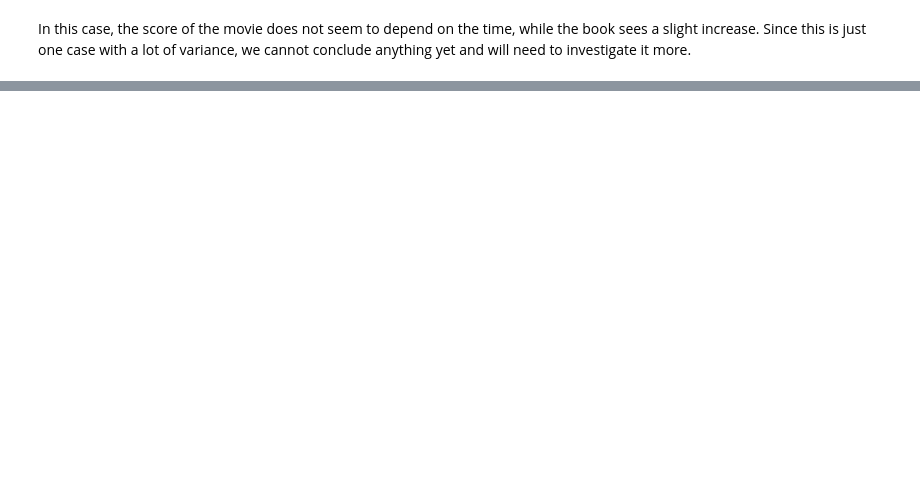
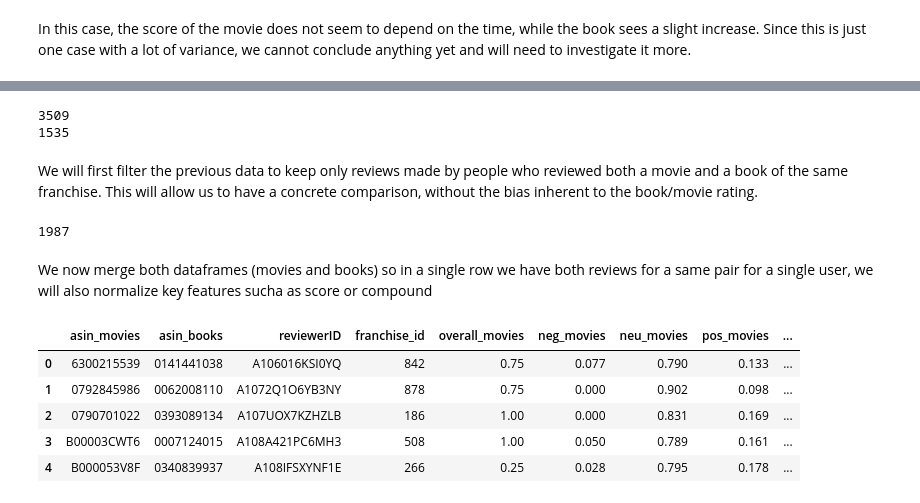
Before and after one commit to ImLemni/ada-epfl, a Jupyter notebook: project/Milestone2.ipynb, the cells around one changed output, grey strips where cells are left out. Drawn from its saved outputs; the diff is of its cells as text; code cells hidden in the pictures; blank space fills up the shorter version.

```diff
--- a/project/Milestone2.ipynb
+++ b/project/Milestone2.ipynb
@@ -883,0 +1017,67 @@ In this case, the score of the movie does not seem to depend on the time, while
+# %%
+movies_df[['neg', 'neu', 'pos', 'compound']
+          ] = movies_df['sentiment'].apply(split_sentiment)
+books_df[['neg', 'neu', 'pos', 'compound']
+         ] = books_df['sentiment'].apply(split_sentiment)
+
+print(len(books_df['asin'].unique()))
+print(len(movies_df['asin'].unique()))
+# %% [output]
+3509
+1535
+# %% [markdown]
+We will first filter the previous data to keep only reviews made by people who reviewed both a movie and a book of the same franchise. This will allow us to have a concrete comparison, without the bias inherent to the book/movie rating.
+# %%
+# Filter the users who gave reviews for a pair
+movies_users = movies_df['reviewerID'].unique()
+books_users = books_df['reviewerID'].unique()
+users_both = np.intersect1d(movies_users, books_users)
+len(users_both)
+
+user_same_franchise = []
+with ProgressBar(len(users_both)) as progress_bar:
+    for user in users_both:
+        movies_reviews_fr = movies_df[movies_df["reviewerID"]
+                                      == user]["franchise_id"].unique()
+        books_reviews_fr = books_df[books_df["reviewerID"]
+                                    == user]["franchise_id"].unique()
+        if len(np.intersect1d(movies_reviews_fr, books_reviews_fr)) > 0:
+            user_same_franchise.append({"user": user, "franchises": np.intersect1d(
+                movies_reviews_fr, books_reviews_fr)})
+        progress_bar.update(1)
+
+len(user_same_franchise)
+# %% [output]
+1987
+# %%
+# Filter the dataframes with these users
+# Take only reviews made by these users for the pair, not all their reviews
+mov_m = pd.DataFrame()
+book_m = pd.DataFrame()
+with ProgressBar(len(user_same_franchise)) as progress_bar:
+    for user_dict in user_same_franchise:
+        for fr in user_dict['franchises']:
+            mov_m = mov_m.append(movies_df[(movies_df["reviewerID"] == user_dict['user']) & (
+                movies_df["franchise_id"] == fr)])
+
+            book_m = book_m.append(books_df[(books_df["reviewerID"] == user_dict['user']) & (
+                books_df["franchise_id"] == fr)])
+        progress_bar.update(1)
+# %% [markdown]
+We now merge both dataframes (movies and books) so in a single row we have both reviews for a same pair for a single user, we will also normalize key features sucha as score or compound
+# %%
+# Merge the dataframes with reviewerID and franchiseID as keys
+merged_df = mov_m.merge(book_m, on=["reviewerID", "franchise_id"],
+                        suffixes=["_movies", "_books"])
+merged_df = merged_df[['asin_movies', 'asin_books', 'reviewerID', 'franchise_id', "overall_movies",  "neg_movies", "neu_movies",
+                       "pos_movies", "compound_movies", "overall_books", "neg_books", "neu_books", "pos_books", "compound_books", "unixReviewTime_books", "unixReviewTime_movies"]]
+merged_df = normalizeColumn(
+    merged_df, ["overall_movies", "overall_books", "compound_movies", "compound_books"])
+merged_df.head(5)
+# %% [output]
+|  | asin_movies | asin_books | reviewerID | franchise_id | overall_movies | neg_movies | neu_movies | pos_movies | ... |
+| 0 | 6300215539 | 0141441038 | A106016KSI0YQ | 842 | 0.75 | 0.077 | 0.790 | 0.133 | ... |
+| 1 | 0792845986 | 0062008110 | A1072Q1O6YB3NY | 878 | 0.75 | 0.000 | 0.902 | 0.098 | ... |
+| 2 | 0790701022 | 0393089134 | A107UOX7KZHZLB | 186 | 1.00 | 0.000 | 0.831 | 0.169 | ... |
+| 3 | B00003CWT6 | 0007124015 | A108A421PC6MH3 | 508 | 1.00 | 0.050 | 0.789 | 0.161 | ... |
+| 4 | B000053V8F | 0340839937 | A108IFSXYNF1E | 266 | 0.25 | 0.028 | 0.795 | 0.178 | ... |
```
Also changed, not shown: parts of 67 cells of this notebook, 2 other files.
